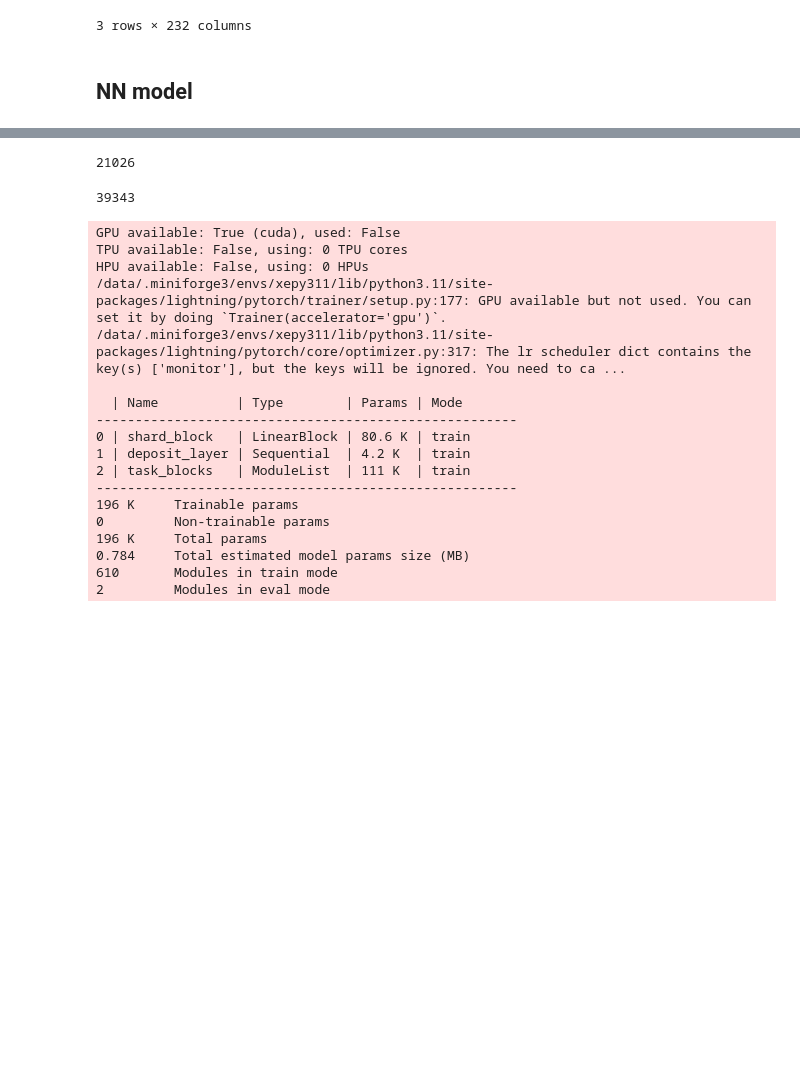
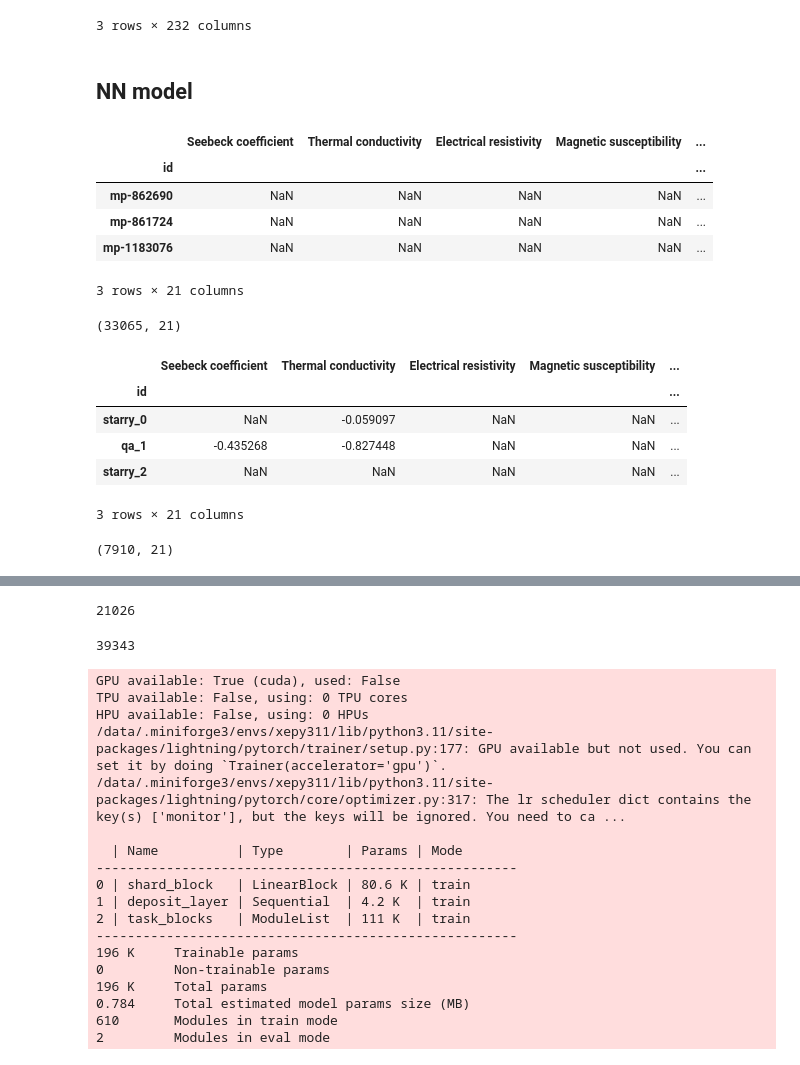
Before and after one commit to TsumiNa/foundation_model, a Jupyter notebook: multi_task_run.ipynb, the cells around one changed output, grey strips where cells are left out. Cells and saved outputs as stored; diff of their text form; code cells hidden in the pictures; blank space fills up the shorter version.

```diff
--- a/multi_task_run.ipynb
+++ b/multi_task_run.ipynb
@@ -184,6 +184,31 @@ from foundation_model.data.preprocessor import AttributePreprocessor
 from foundation_model.data.splitter import MultiTaskSplitter
 from foundation_model.models.multi_task import MultiTaskAttributePredictor
 from foundation_model.utils.training import training
+# %%
+i = used_props.index
+a = used_props.iloc[[not (i_.startswith('starry') or i_.startswith('qa')) for i_ in i]]
+b = used_props.iloc[[(i_.startswith('starry') or i_.startswith('qa')) for i_ in i]]
+
+a.head(3)
+a.shape
+
+b.head(3)
+b.shape
+# %% [output]
+|  | Seebeck coefficient | Thermal conductivity | Electrical resistivity | Magnetic susceptibility | ... |
+| id |  |  |  |  | ... |
+| mp-862690 | NaN | NaN | NaN | NaN | ... |
+| mp-861724 | NaN | NaN | NaN | NaN | ... |
+| mp-1183076 | NaN | NaN | NaN | NaN | ... |
+3 rows × 21 columns
+(33065, 21)
+|  | Seebeck coefficient | Thermal conductivity | Electrical resistivity | Magnetic susceptibility | ... |
+| id |  |  |  |  | ... |
+| starry_0 | NaN | -0.059097 | NaN | NaN | ... |
+| qa_1 | -0.435268 | -0.827448 | NaN | NaN | ... |
+| starry_2 | NaN | NaN | NaN | NaN | ... |
+3 rows × 21 columns
+(7910, 21)
 # %%
 # Prepare datasets
 property_fractions = {
```
Also changed, not shown: parts of 5 cells of this notebook, 4 other files.
